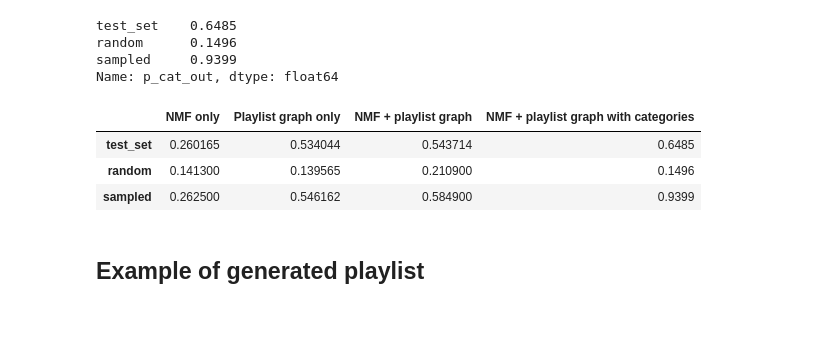
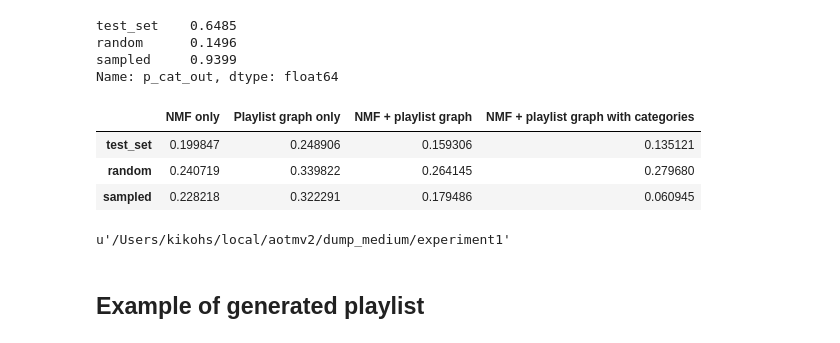
Before and after one commit to kikohs/recog, a Jupyter notebook: notebook/Rec sys.ipynb, the cells around one changed output. Cells and saved outputs as stored; diff of their text form; code cells hidden in the pictures.

Commit message:
MPR scoring for all experiments

```diff
--- a/notebook/Rec sys.ipynb
+++ b/notebook/Rec sys.ipynb
@@ -784,18 +816,24 @@ random      0.1496
 sampled     0.9399
 Name: p_cat_out, dtype: float64
 # %%
-res = [results_nmf_only.loc['p_cat_out'],
-       exp1_s1_playlist_graph_rec.loc['p_cat_out'],
-       exp1_s1_results.loc['p_cat_out'],
-       exp1_s2_results.loc['p_cat_out']]
-exp1_resume = pd.concat(res, axis=1)
+def expr_results(key, name):
+    def f2(x):
+        return '%1.2f' % x
 
-cols = ['NMF only', 'Playlist graph only', 'NMF + playlist graph', 'NMF + playlist graph with categories']
-exp1_resume.columns = cols
+    res = [results_nmf_only.loc[key],
+           exp1_s1_playlist_graph_rec.loc[key],
+           exp1_s1_results.loc[key],
+           exp1_s2_results.loc[key]]
+    exp_resume = pd.concat(res, axis=1)
+
+    cols = ['NMF only', 'Playlist graph only', 'NMF + playlist graph', 'NMF + playlist graph with categories']
+    exp_resume.columns = cols
+
+
+
+    out = os.path.join(EXPERIMENT_DIR, name + '_' + key + '.tex')
+    towrite = exp_resume.to_latex(formatters=[f2, f2, f2, f2])
+    with open(out, 'w') as f:
+        f.write(towrite)
+
+    return exp_resume
-# %%
-exp1_resume
-# %% [output]
-|  | NMF only | Playlist graph only | NMF + playlist graph | NMF + playlist graph with categories |
-| test_set | 0.260165 | 0.534044 | 0.543714 | 0.6485 |
-| random | 0.141300 | 0.139565 | 0.210900 | 0.1496 |
-| sampled | 0.262500 | 0.546162 | 0.584900 | 0.9399 |
@@ -810,3 +842,14 @@ with open(out, 'w') as f:
+# %%
+expr_results('mpr', 'exp_overall_all')
+# %% [output]
+|  | NMF only | Playlist graph only | NMF + playlist graph | NMF + playlist graph with categories |
+| test_set | 0.199847 | 0.248906 | 0.159306 | 0.135121 |
+| random | 0.240719 | 0.339822 | 0.264145 | 0.279680 |
+| sampled | 0.228218 | 0.322291 | 0.179486 | 0.060945 |
+# %%
+EXPERIMENT_DIR
+# %% [output]
+u'/Users/kikohs/local/aotmv2/dump_medium/experiment1'
 # %% [markdown]
 ## Example of generated playlist
 # %%
```
Also changed, not shown: parts of 13 cells of this notebook.
